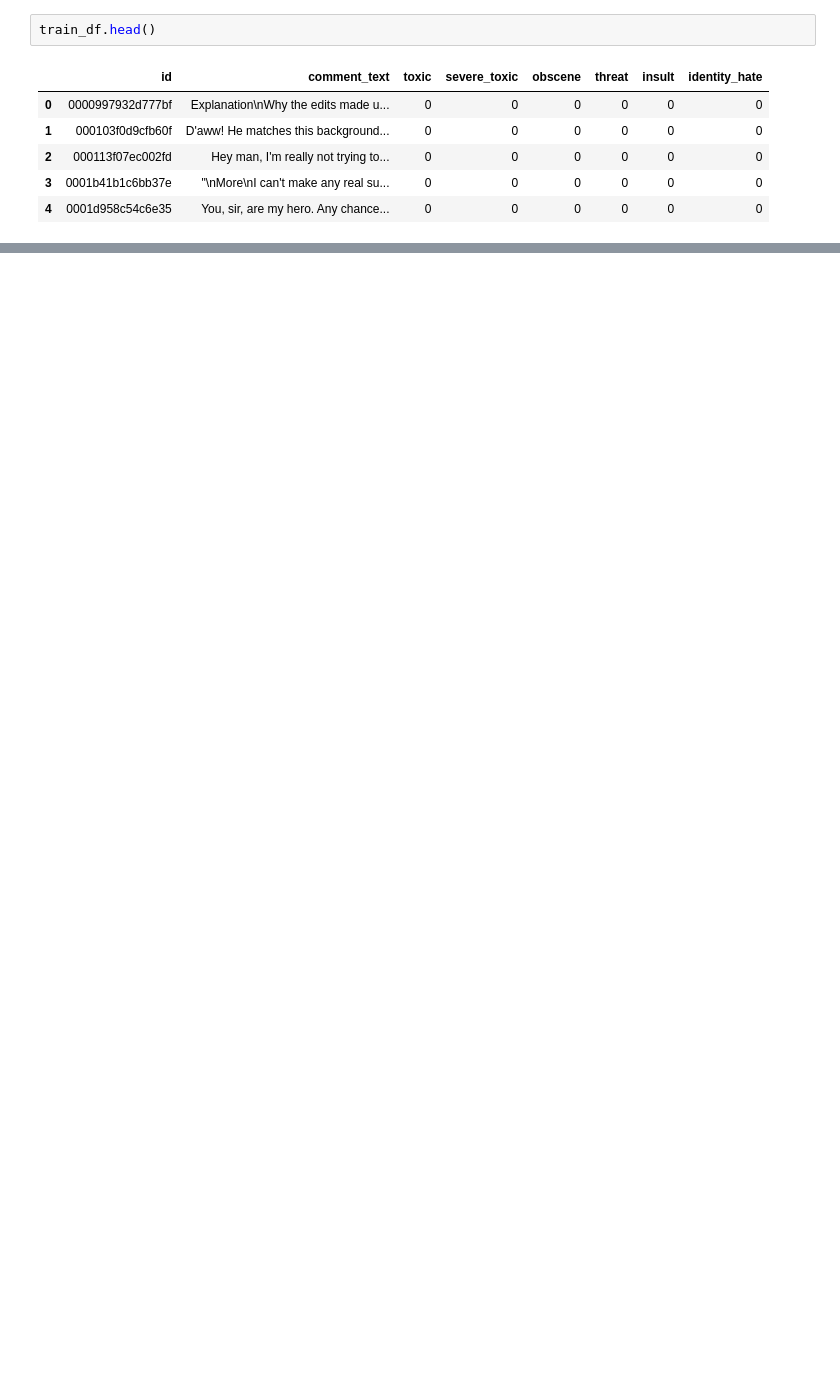
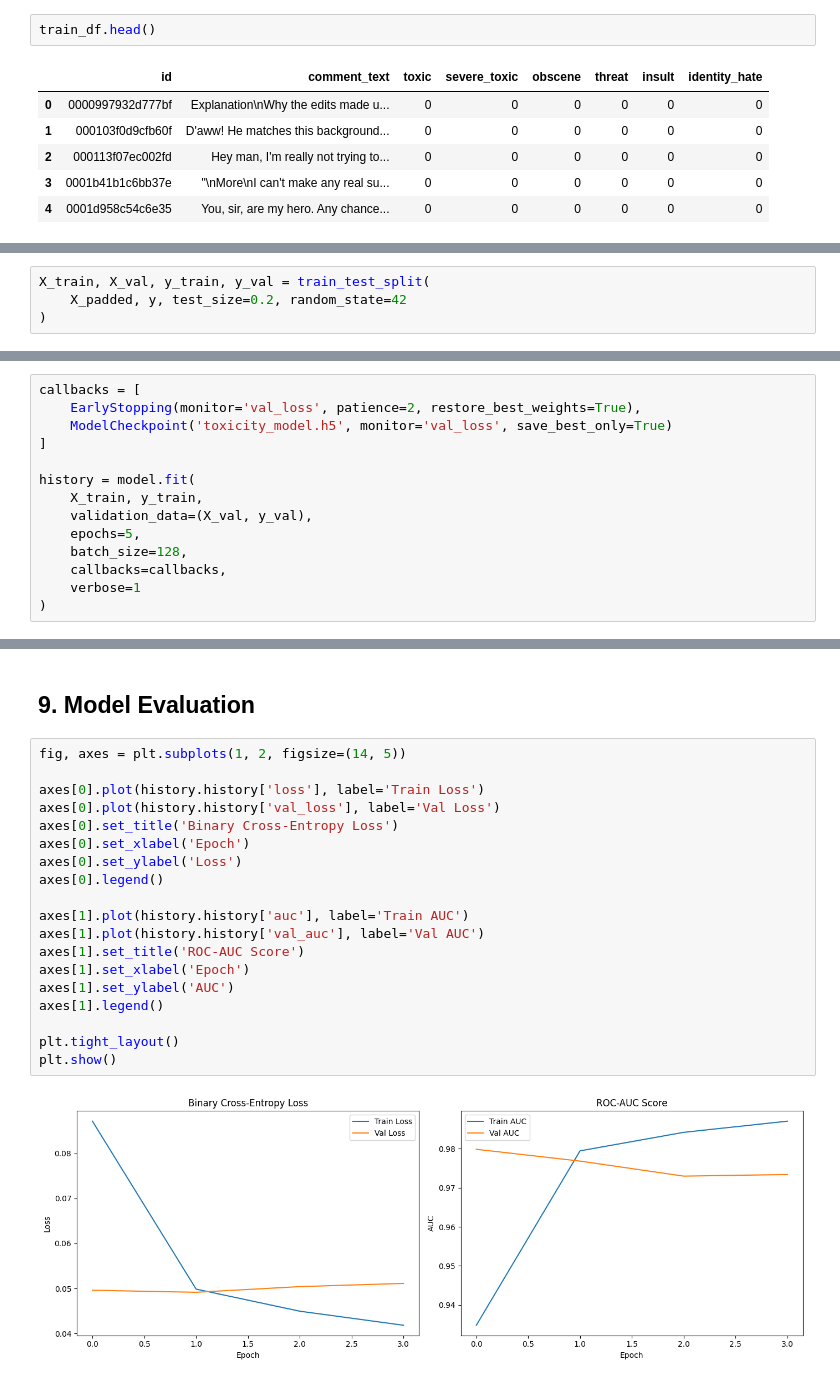
Before and after one commit to VignaPrasanna/Comment-Toxicity-Detection, a Jupyter notebook: comment_tox.ipynb, the cells around one changed output, grey strips where cells are left out. Saved outputs shown, nothing was run; the diff lists cells and outputs as text; blank space fills up the shorter version.

```diff
--- a/comment_tox.ipynb
+++ b/comment_tox.ipynb
@@ -177,0 +168,4 @@ val_loader = DataLoader(val_dataset, batch_size=BATCH_SIZE, shuffle=False)
+# %%
+X_train, X_val, y_train, y_val = train_test_split(
+    X_padded, y, test_size=0.2, random_state=42
+)
@@ -177,0 +214,14 @@ val_loader = DataLoader(val_dataset, batch_size=BATCH_SIZE, shuffle=False)
+# %%
+callbacks = [
+    EarlyStopping(monitor='val_loss', patience=2, restore_best_weights=True),
+    ModelCheckpoint('toxicity_model.h5', monitor='val_loss', save_best_only=True)
+]
+
+history = model.fit(
+    X_train, y_train,
+    validation_data=(X_val, y_val),
+    epochs=5,
+    batch_size=128,
+    callbacks=callbacks,
+    verbose=1
+)
@@ -177,0 +241,23 @@ val_loader = DataLoader(val_dataset, batch_size=BATCH_SIZE, shuffle=False)
+# %% [markdown]
+## 9. Model Evaluation
+# %%
+fig, axes = plt.subplots(1, 2, figsize=(14, 5))
+
+axes[0].plot(history.history['loss'], label='Train Loss')
+axes[0].plot(history.history['val_loss'], label='Val Loss')
+axes[0].set_title('Binary Cross-Entropy Loss')
+axes[0].set_xlabel('Epoch')
+axes[0].set_ylabel('Loss')
+axes[0].legend()
+
+axes[1].plot(history.history['auc'], label='Train AUC')
+axes[1].plot(history.history['val_auc'], label='Val AUC')
+axes[1].set_title('ROC-AUC Score')
+axes[1].set_xlabel('Epoch')
+axes[1].set_ylabel('AUC')
+axes[1].legend()
+
+plt.tight_layout()
+plt.show()
+# %% [output]
+[figure, added]
```
Also changed, not shown: parts of 37 cells of this notebook, 3 other files.
